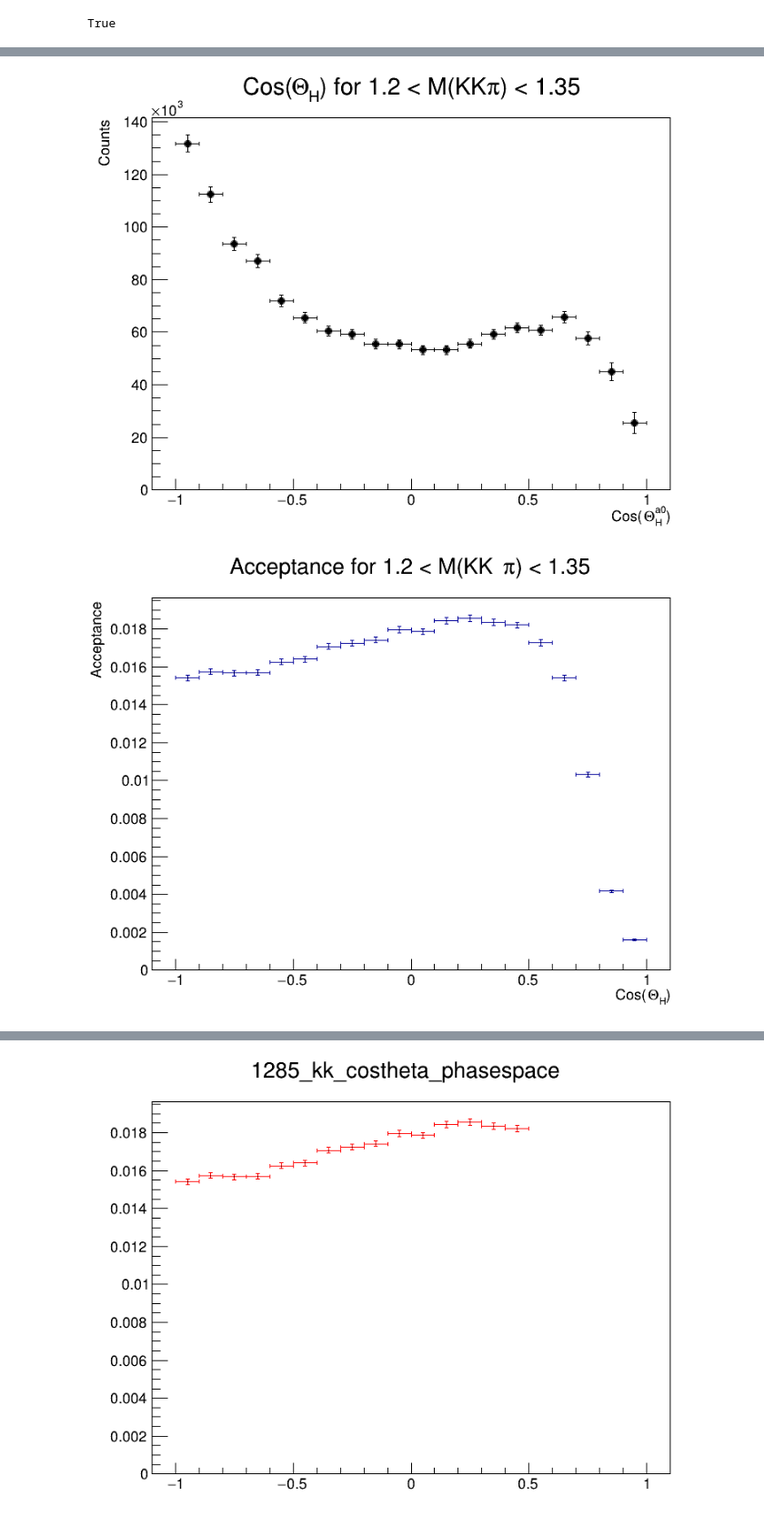
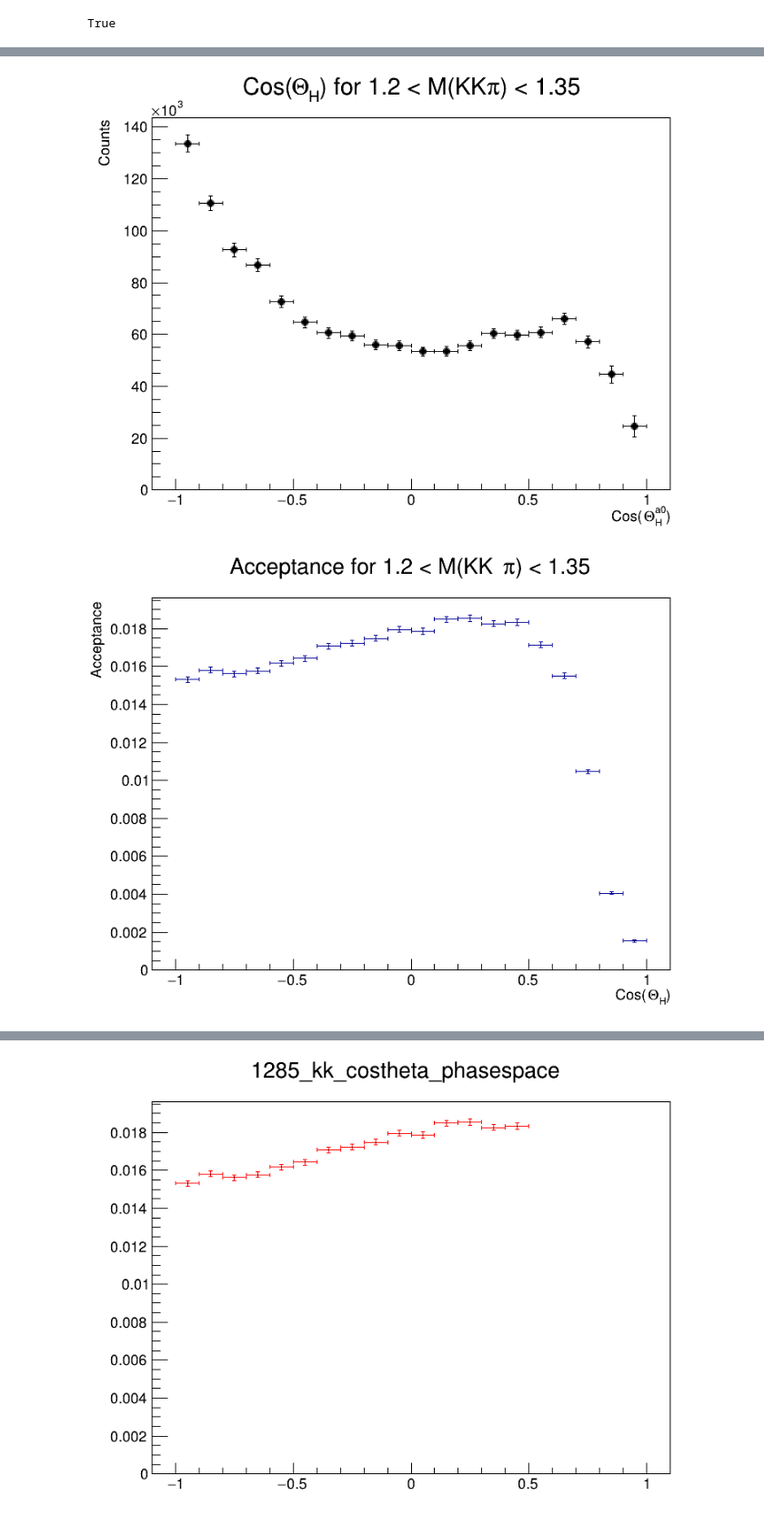
Before and after one commit to tylerviducic/gluex, a Jupyter notebook: scripts/helicity_angle_study.py/a0_helicity_angles.ipynb, the cells around one changed output, grey strips where cells are left out. Shown at 91% size. Saved outputs shown, nothing was run; the diff lists cells and outputs as text; code cells hidden in the pictures.

Commit message:
fixed boost

```diff
--- a/scripts/helicity_angle_study.py/a0_helicity_angles.ipynb
+++ b/scripts/helicity_angle_study.py/a0_helicity_angles.ipynb
@@ -52,8 +50,9 @@ def define_a0_helicity(channel, run_period, data_type, thrown=False, filtered=Tr
     df = df.Define('kk_pz', f'{kaon}_pz + ks_pz')
     df = df.Define('kk_E', f'{kaon}_E + ks_E')
     # define beam/target CM frame
-    df = df.Define("beam_p4", "ROOT::Math::PxPyPzEVector(e_beam, 0, 0, e_beam)")
-    df = df.Define("target_p4", "ROOT::Math::PxPyPzEVector(0, 0, 0, 0.938272)")
+    df = df.Define("beam_p4", "ROOT::Math::PxPyPzEVector(0.0, 0.0, e_beam, e_beam)")
+    df = df.Define("target_p4", "ROOT::Math::PxPyPzEVector(0.0, 0.0, 0.0, 0.938272)")
+    # cm_boost_vector is a LorentzVector that would bring the beam/target system to the CM frame
     df = df.Define('cm_boost_vector', '(beam_p4 + target_p4).BoostToCM()')
     # recoil proton, kkpi, kk, pion lab frame vectors
     df = df.Define('p_p4', f'ROOT::Math::PxPyPzEVector({proton}_px, {proton}_py, {proton}_pz, {proton}_E)')
@@ -67,7 +66,9 @@ def define_a0_helicity(channel, run_period, data_type, thrown=False, filtered=Tr
     df = df.Define('kk_p4_cm', 'cm_boost(kk_p4)')
     df = df.Define(f'{pion}_p4_cm', f'cm_boost({pion}_p4)')
     df = df.Define('beam_p4_cm', 'cm_boost(beam_p4)')
+    df = df.Define('beam_pz_cm', 'beam_p4_cm.Pz()')
     df = df.Define('target_p4_cm', 'cm_boost(target_p4)')
+    df= df.Define('target_pz_cm', 'target_p4_cm.Pz()')
     # define f1 rest frame and boost into it
     df = df.Define('f1_rest_boost_vector', f'{channel}_p4_cm.BoostToCM()')
     df = df.Define('f1_rest_boost', 'ROOT::Math::Boost(f1_rest_boost_vector)')
@@ -123,17 +141,17 @@ True
 # %%
-c1 = ROOT.TCanvas('c1', 'c1', 800, 600)
+c1.Clear()
 
 hist_full_range_data.SetTitle('Cos(#Theta_{H}) for 1.2 < M(KK#pi) < 1.35')
 hist_full_range_data.GetXaxis().SetTitle('Cos(#Theta_{H}^{a0})')
 hist_full_range_data.GetYaxis().SetTitle('Counts')
 hist_full_range_data.SetLineColor(ROOT.kBlack)
 hist_full_range_data.SetMarkerStyle(20)
 
 hist_full_range_data.Draw('E1')
 c1.Update()
 c1.Draw()
 # %% [output]
-[figure, old version]
+[figure, new version]
 # %%
 acceptance_full_range.SetTitle('Acceptance for 1.2 < M(KK#pi) < 1.35')
 acceptance_full_range.GetXaxis().SetTitle('Cos(#Theta_{H})')
@@ -144,7 +162,7 @@ acceptance_full_range.Draw('E1')
 c1.Update()
 c1.Draw()
 # %% [output]
-[figure, old version]
+[figure, new version]
 # %%
 good_acceptance_region = 'kk_helicity_costheta < 0.4999'
 df_data = df_data.Filter(good_acceptance_region)
```
Also changed, not shown: parts of 13 cells of this notebook.
